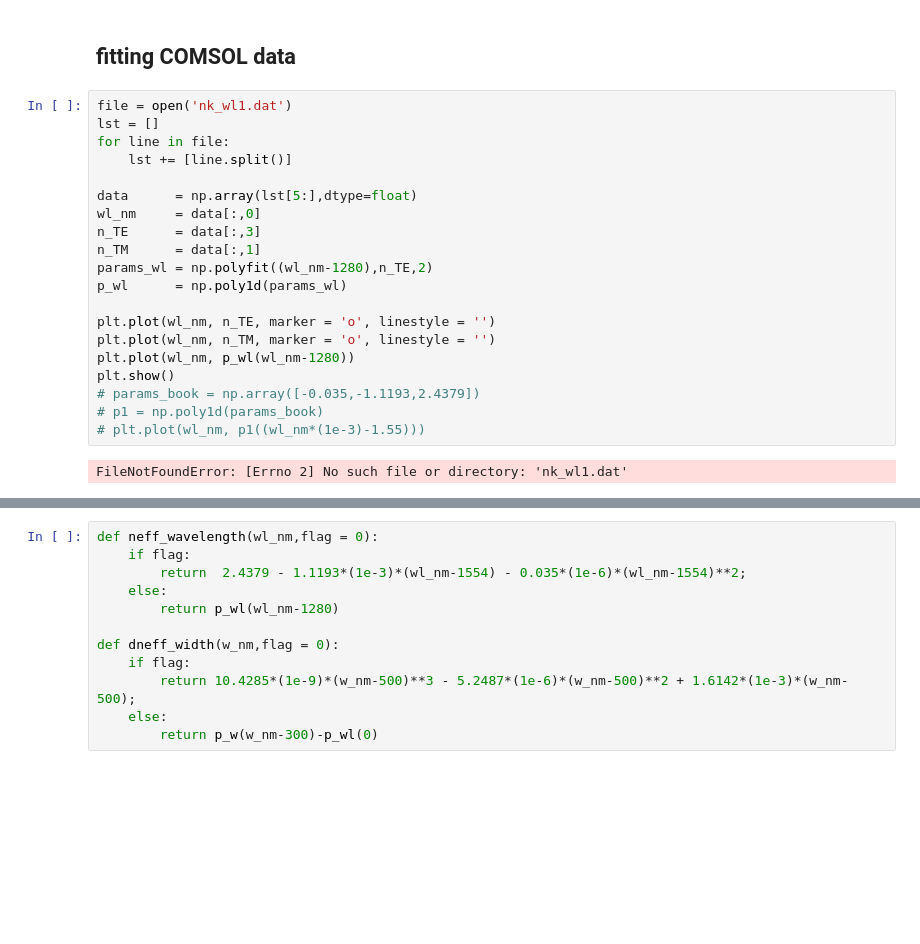
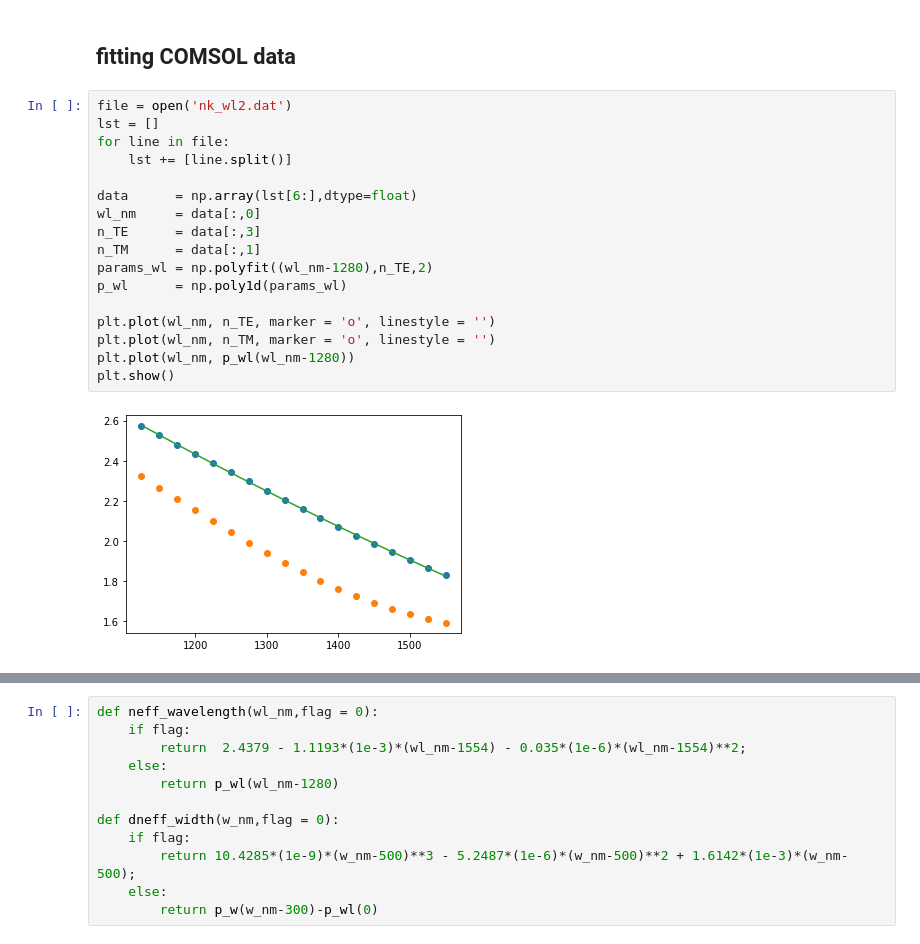
Before and after one commit to polnops/mode_overlap, a Jupyter notebook: transfer_matrix.ipynb, the cells around one changed output, grey strips where cells are left out. Saved outputs shown, nothing was run; the diff lists cells and outputs as text; blank space fills up the shorter version.

```diff
--- a/transfer_matrix.ipynb
+++ b/transfer_matrix.ipynb
@@ -115,25 +115,22 @@ plt.show()
 # %% [markdown]
 ## fitting COMSOL data
 # %%
-file = open('nk_wl1.dat')
+file = open('nk_wl2.dat')
 lst = []
 for line in file:
     lst += [line.split()]
 
-data      = np.array(lst[5:],dtype=float)
+data      = np.array(lst[6:],dtype=float)
 wl_nm     = data[:,0]
 n_TE      = data[:,3]
 n_TM      = data[:,1]
 params_wl = np.polyfit((wl_nm-1280),n_TE,2)
 p_wl      = np.poly1d(params_wl)
 
 plt.plot(wl_nm, n_TE, marker = 'o', linestyle = '')
 plt.plot(wl_nm, n_TM, marker = 'o', linestyle = '')
 plt.plot(wl_nm, p_wl(wl_nm-1280))
 plt.show()
-# params_book = np.array([-0.035,-1.1193,2.4379])
-# p1 = np.poly1d(params_book)
-# plt.plot(wl_nm, p1((wl_nm*(1e-3)-1.55)))
 # %% [output]
-FileNotFoundError: [Errno 2] No such file or directory: 'nk_wl1.dat'
+[figure, added]
 # %%
```
Also changed, not shown: parts of 8 cells of this notebook.
